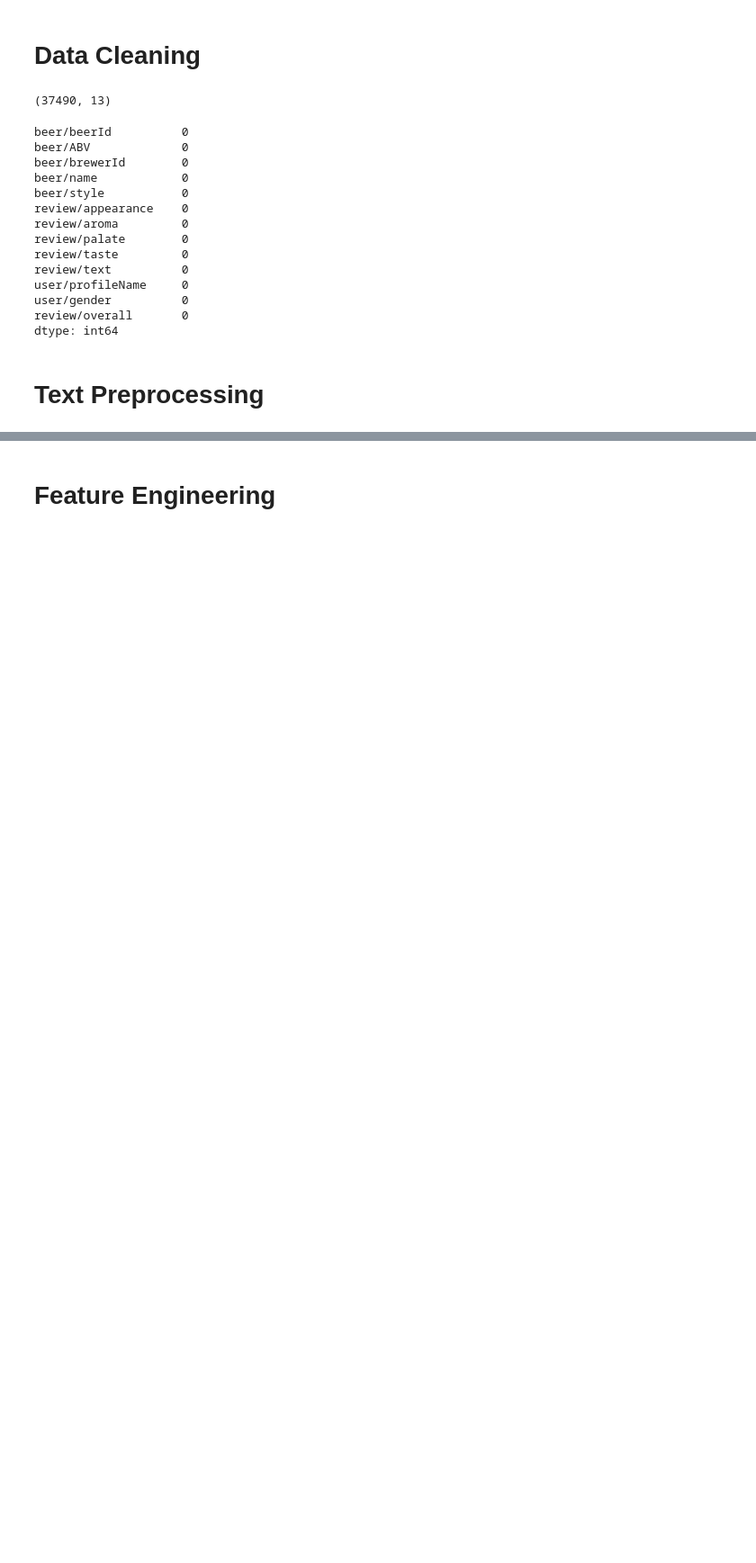
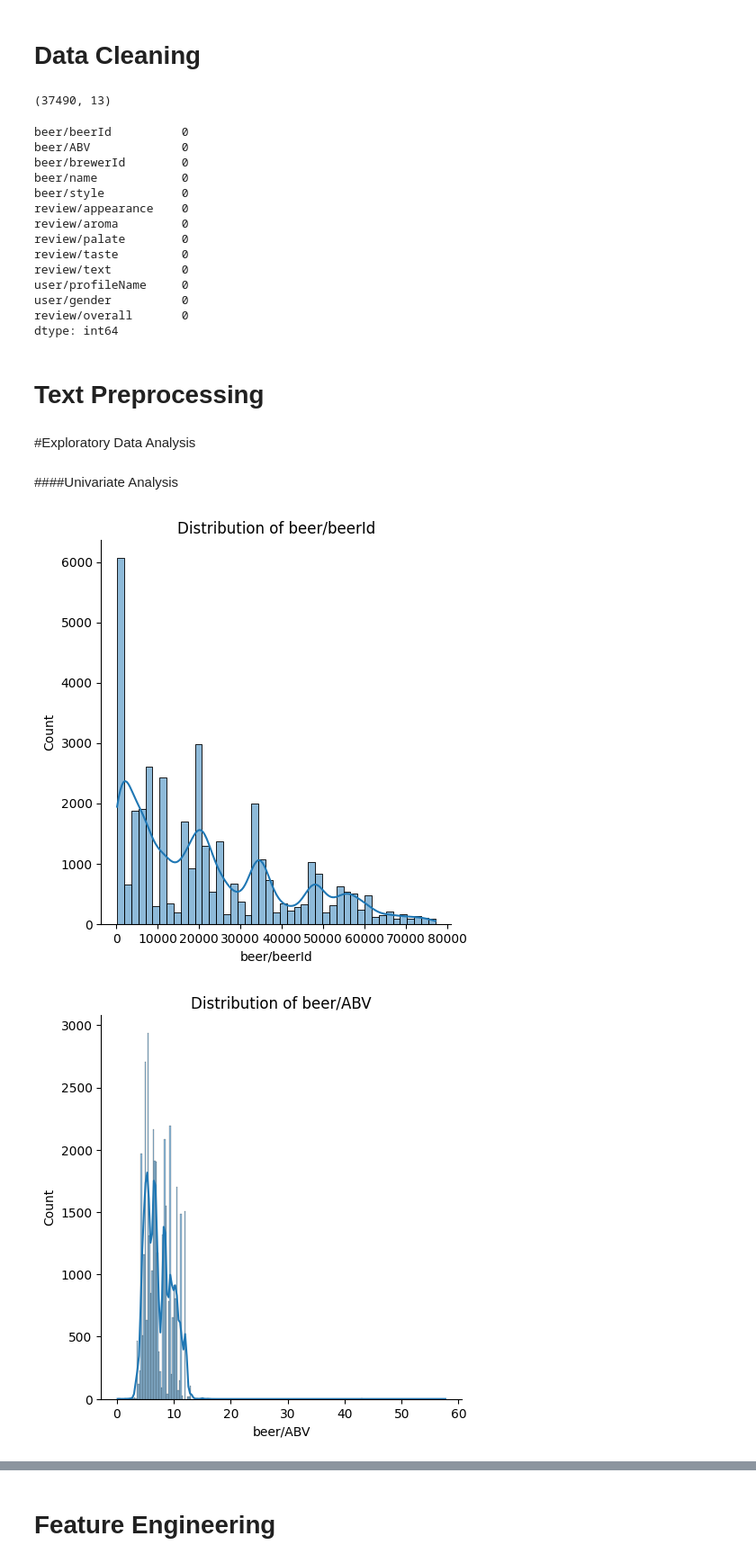
Before and after one commit to Datawithabhishek/Beer-Case-Study, a Jupyter notebook: DS_case_Study_beer_rating(2020).ipynb, the cells around one changed output, grey strips where cells are left out. Shown at 90% size. Cells and saved outputs as stored; diff of their text form; code cells hidden in the pictures; blank space fills up the shorter version.

```diff
--- a/DS_case_Study_beer_rating(2020).ipynb
+++ b/DS_case_Study_beer_rating(2020).ipynb
@@ -268,3 +271,17 @@ df['review/text']=conv(df,'review/text')
 # %%
 df['beer/name']=df['beer/name'].astype('category')
 df['beer/style']=df['beer/style'].astype('category')
+# %% [markdown]
+#Exploratory Data Analysis
+# %% [markdown]
+####Univariate Analysis
+# %%
+for i in df.describe().columns[1:]:
+
+  sns.displot(df[i],kde=True)
+  plt.title(f"Distribution of {i}")
+
+  plt.show()
+# %% [output]
+[figure, added]
+[figure, added]
```
Also changed, not shown: parts of 9 cells of this notebook.
